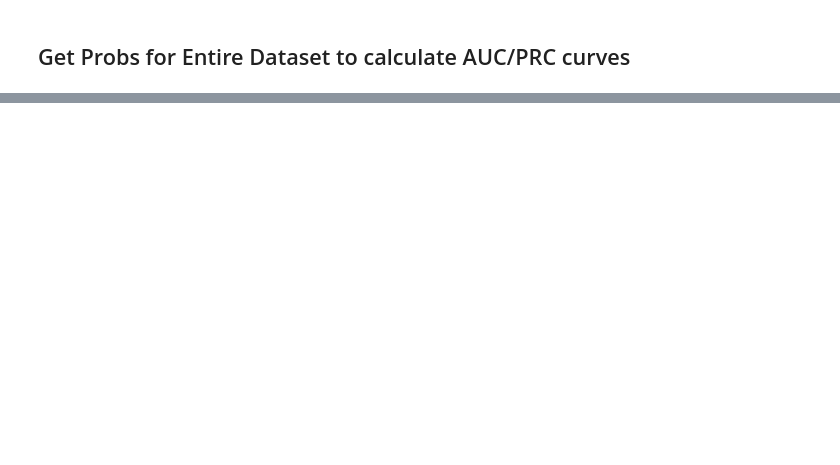
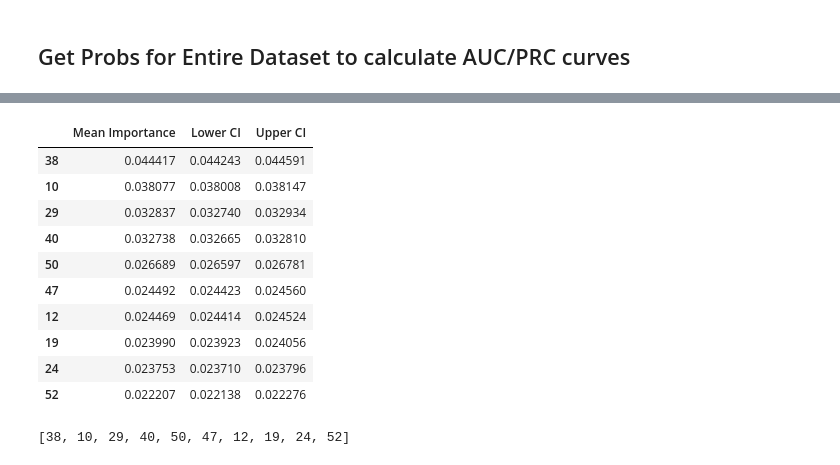
Before and after one commit to hwz628496/WHI_Fracture_GNN, a Jupyter notebook: notebooks_model/GNN/GNN_cohortall_KNN.ipynb, the cells around one changed output, grey strips where cells are left out. Saved outputs shown, nothing was run; the diff lists cells and outputs as text; code cells hidden in the pictures; blank space fills up the shorter version.

```diff
--- a/notebooks_model/GNN/GNN_cohortall_KNN.ipynb
+++ b/notebooks_model/GNN/GNN_cohortall_KNN.ipynb
@@ -1068,0 +1016,20 @@ torch.save(model.state_dict(), "sageconv.pth")
+# %%
+df_top10 = df_ci.sort_values(by="Mean Importance", ascending=False).head(10)
+df_top10
+# %% [output]
+|  | Mean Importance | Lower CI | Upper CI |
+| 38 | 0.044417 | 0.044243 | 0.044591 |
+| 10 | 0.038077 | 0.038008 | 0.038147 |
+| 29 | 0.032837 | 0.032740 | 0.032934 |
+| 40 | 0.032738 | 0.032665 | 0.032810 |
+| 50 | 0.026689 | 0.026597 | 0.026781 |
+| 47 | 0.024492 | 0.024423 | 0.024560 |
+| 12 | 0.024469 | 0.024414 | 0.024524 |
+| 19 | 0.023990 | 0.023923 | 0.024056 |
+| 24 | 0.023753 | 0.023710 | 0.023796 |
+| 52 | 0.022207 | 0.022138 | 0.022276 |
+# %%
+feature_index = df_top10.index.tolist()
+feature_index
+# %% [output]
+[38, 10, 29, 40, 50, 47, 12, 19, 24, 52]
```
Also changed, not shown: parts of 35 cells of this notebook.
